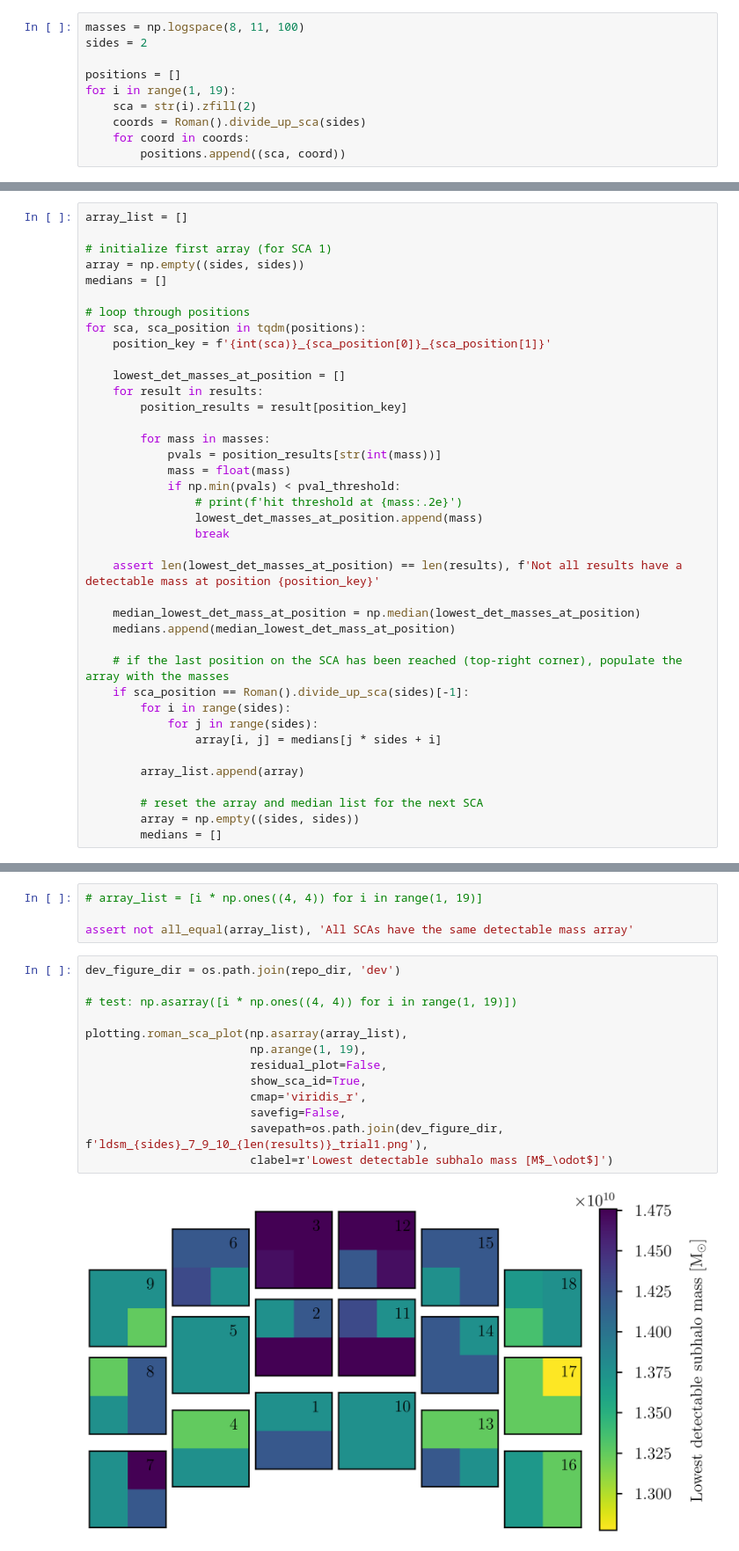
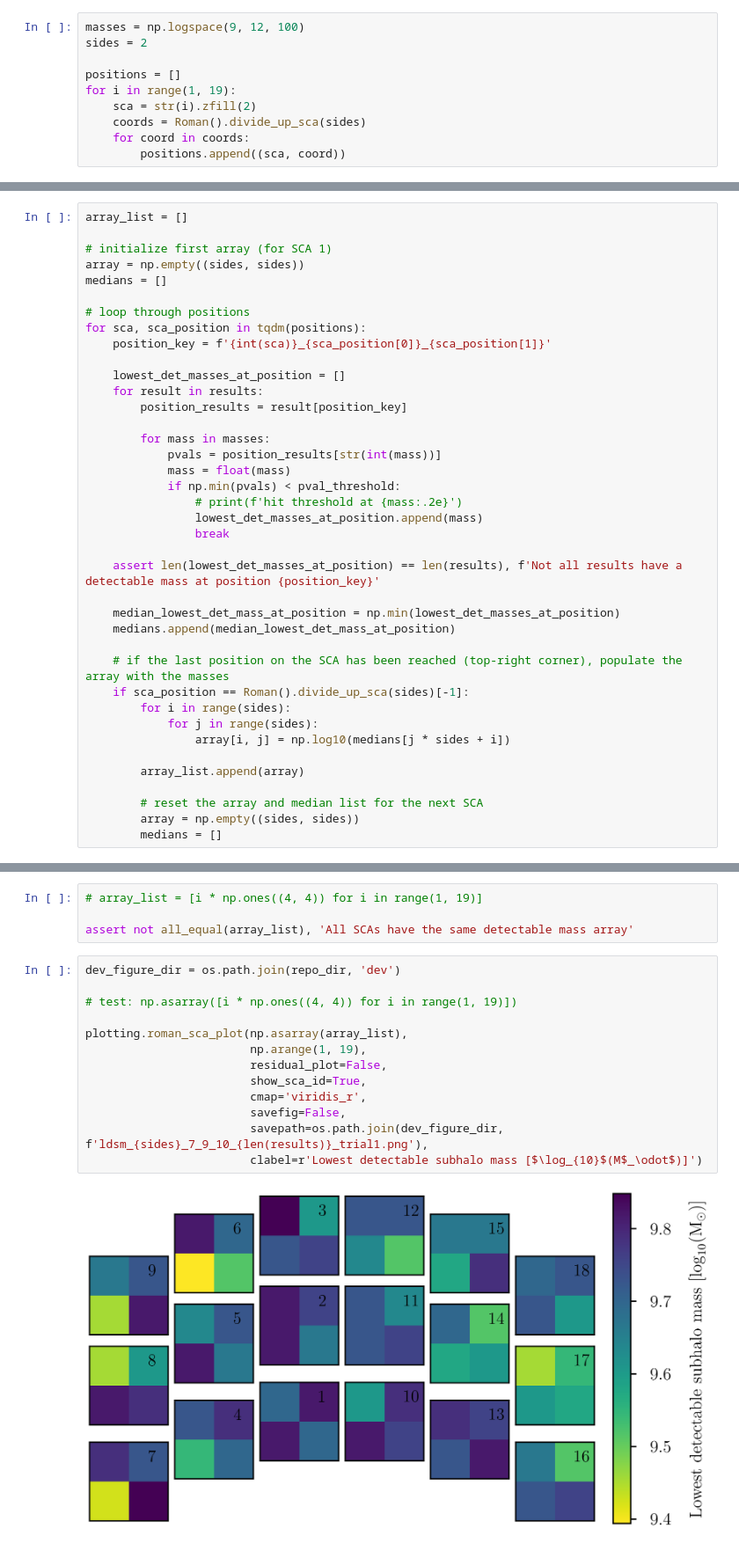
Before and after one commit to AstroMusers/mejiro, a Jupyter notebook: paper/figure_notebooks/lowest_detectable_subhalo_mass.ipynb, the cells around one changed output, grey strips where cells are left out. Shown at 88% size. Saved outputs shown, nothing was run; the diff lists cells and outputs as text.

```diff
--- a/paper/figure_notebooks/lowest_detectable_subhalo_mass.ipynb
+++ b/paper/figure_notebooks/lowest_detectable_subhalo_mass.ipynb
@@ -79,5 +95,5 @@ plt.show()
 # %%
-masses = np.logspace(8, 11, 100)
+masses = np.logspace(9, 12, 100)
 sides = 2
 
 positions = []
@@ -146,14 +147,14 @@ for sca, sca_position in tqdm(positions):
 
     assert len(lowest_det_masses_at_position) == len(results), f'Not all results have a detectable mass at position {position_key}'
 
-    median_lowest_det_mass_at_position = np.median(lowest_det_masses_at_position)
+    median_lowest_det_mass_at_position = np.min(lowest_det_masses_at_position)
     medians.append(median_lowest_det_mass_at_position)
 
     # if the last position on the SCA has been reached (top-right corner), populate the array with the masses
     if sca_position == Roman().divide_up_sca(sides)[-1]:
         for i in range(sides):
             for j in range(sides):
-                array[i, j] = medians[j * sides + i]
+                array[i, j] = np.log10(medians[j * sides + i])
 
         array_list.append(array)
 
@@ -175,18 +176,18 @@ assert not all_equal(array_list), 'All SCAs have the same detectable mass array'
 # %%
 dev_figure_dir = os.path.join(repo_dir, 'dev')
 
 # test: np.asarray([i * np.ones((4, 4)) for i in range(1, 19)])
 
 plotting.roman_sca_plot(np.asarray(array_list),
                         np.arange(1, 19),
                         residual_plot=False,
                         show_sca_id=True,
                         cmap='viridis_r',
                         savefig=False,
                         savepath=os.path.join(dev_figure_dir, f'ldsm_{sides}_7_9_10_{len(results)}_trial1.png'),
-                        clabel=r'Lowest detectable subhalo mass [M$_\odot$]')
+                        clabel=r'Lowest detectable subhalo mass [$\log_{10}$(M$_\odot$)]')
 # %% [output]
-[figure, old version]
+[figure, new version]
 # %%
 sample_result = np.random.choice(results, size=1)[0]
 
```
Also changed, not shown: parts of 6 cells of this notebook, 5 other files.
